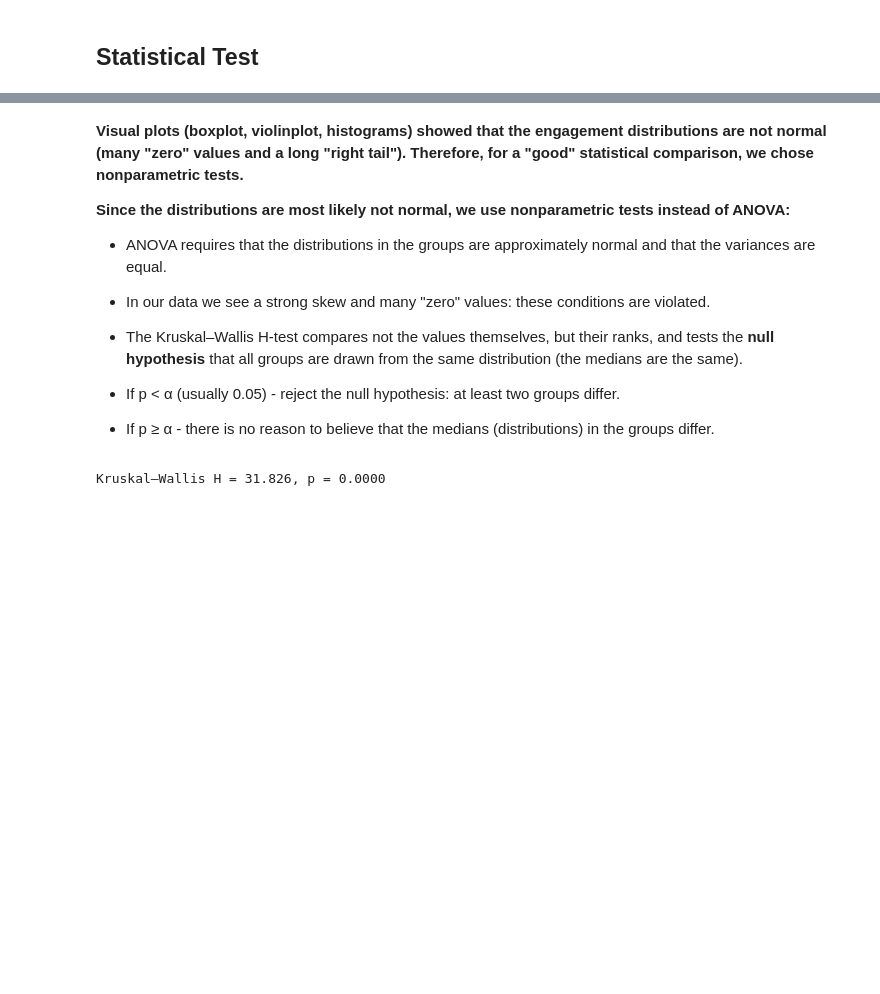
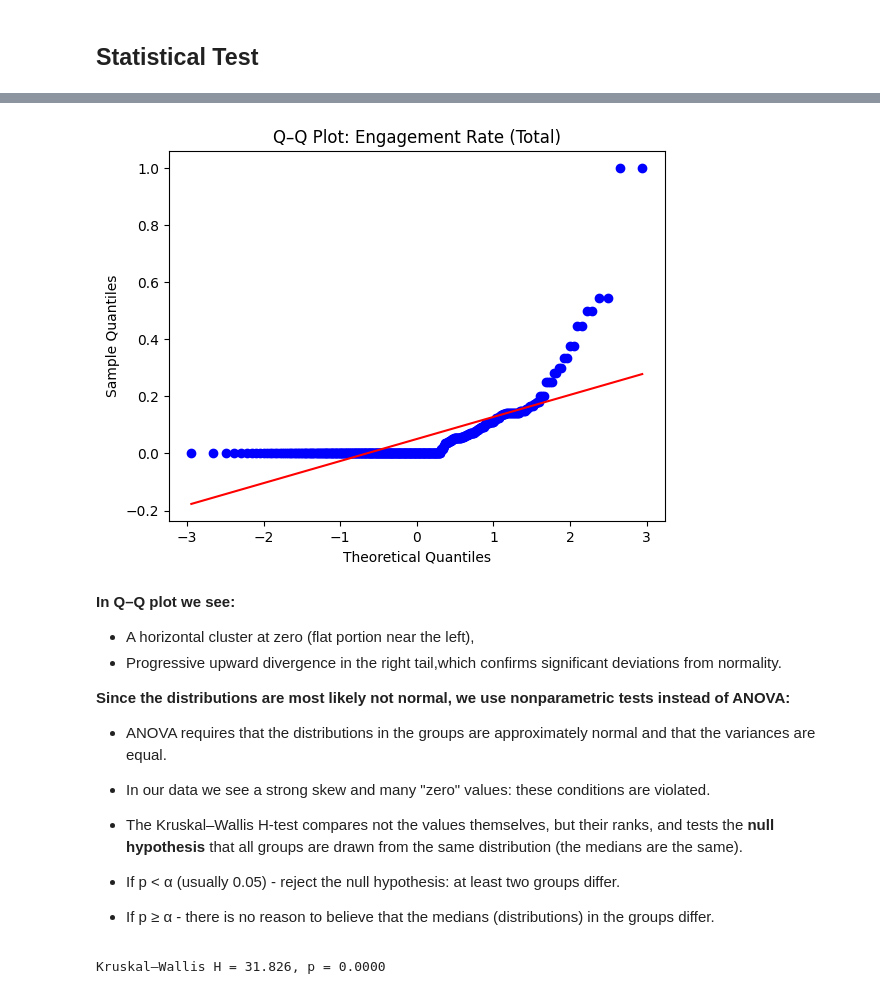
Before and after one commit to MarinaDataAnalyst/LinkedIn_Customer_Engagement, a Jupyter notebook: analysis/final_analysis.ipynb, the cells around one changed output, grey strips where cells are left out. Cells and saved outputs as stored; diff of their text form; code cells hidden in the pictures; blank space fills up the shorter version.

```diff
--- a/analysis/final_analysis.ipynb
+++ b/analysis/final_analysis.ipynb
@@ -1657,6 +1675,22 @@ plt.show()
+# %%
+# create Q–Q plot with SciPy
+
+metric = combined_all['engagement rate (total)'].dropna()
+
+
+plt.figure()
+stats.probplot(metric, dist="norm", plot=plt)
+plt.title("Q–Q Plot: Engagement Rate (Total)")
+plt.xlabel("Theoretical Quantiles")
+plt.ylabel("Sample Quantiles")
+plt.savefig("Q–Q Plot: Engagement Rate (Total).png")
+plt.show()
+# %% [output]
+[figure, added]
 # %% [markdown]
-**Visual plots (boxplot, violinplot, histograms) showed that the engagement distributions are not normal (many "zero" values and a long "right tail"). Therefore, for a "good" statistical comparison, we chose nonparametric tests.**
-
+**In Q–Q plot we see:**
+- A horizontal cluster at zero (flat portion near the left),
+- Progressive upward divergence in the right tail,which confirms significant deviations from normality.
 
 **Since the distributions are most likely not normal, we use nonparametric tests instead of ANOVA:**
 - ANOVA requires that the distributions in the groups are approximately normal and that the variances are equal.
```
Also changed, not shown: parts of 11 cells of this notebook.
